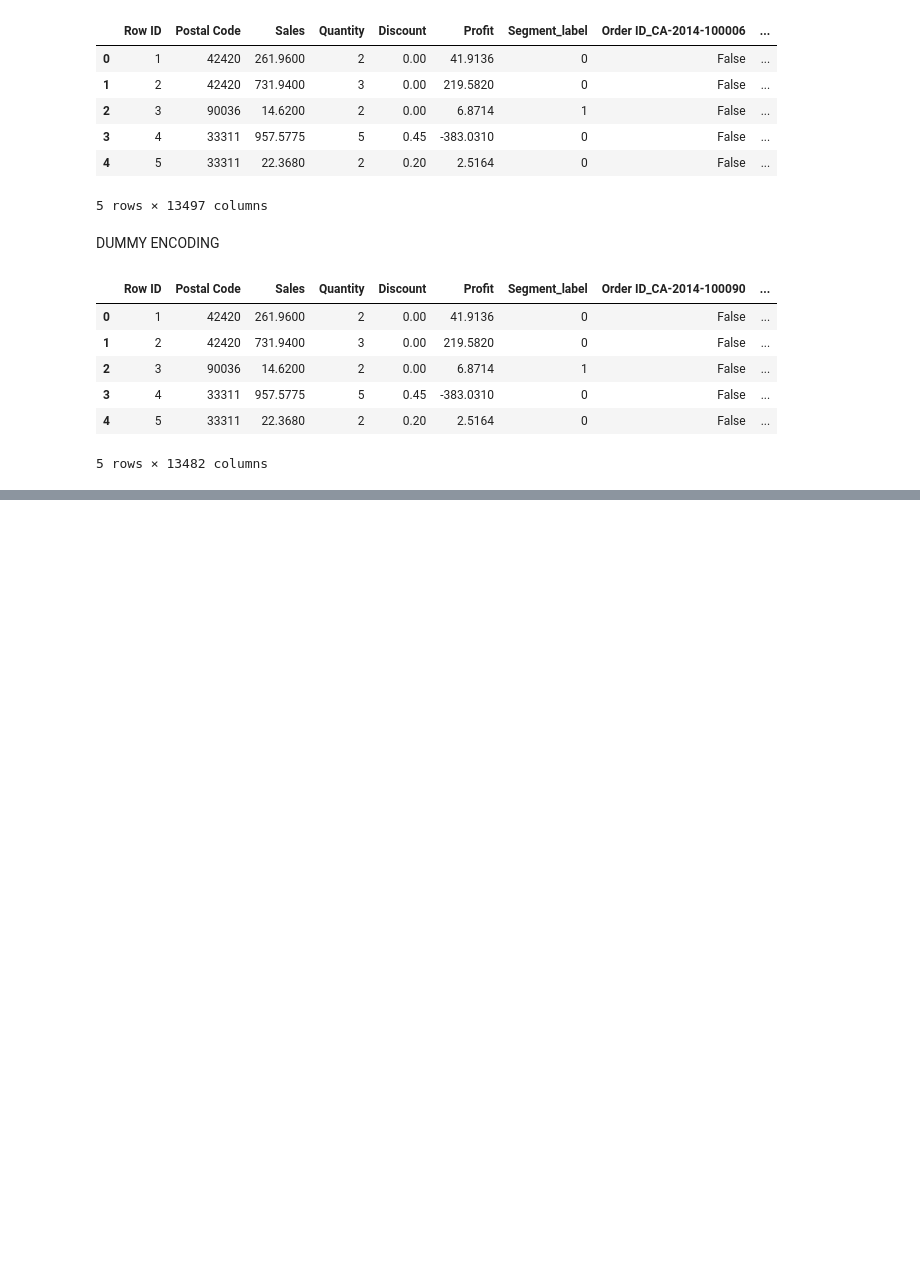
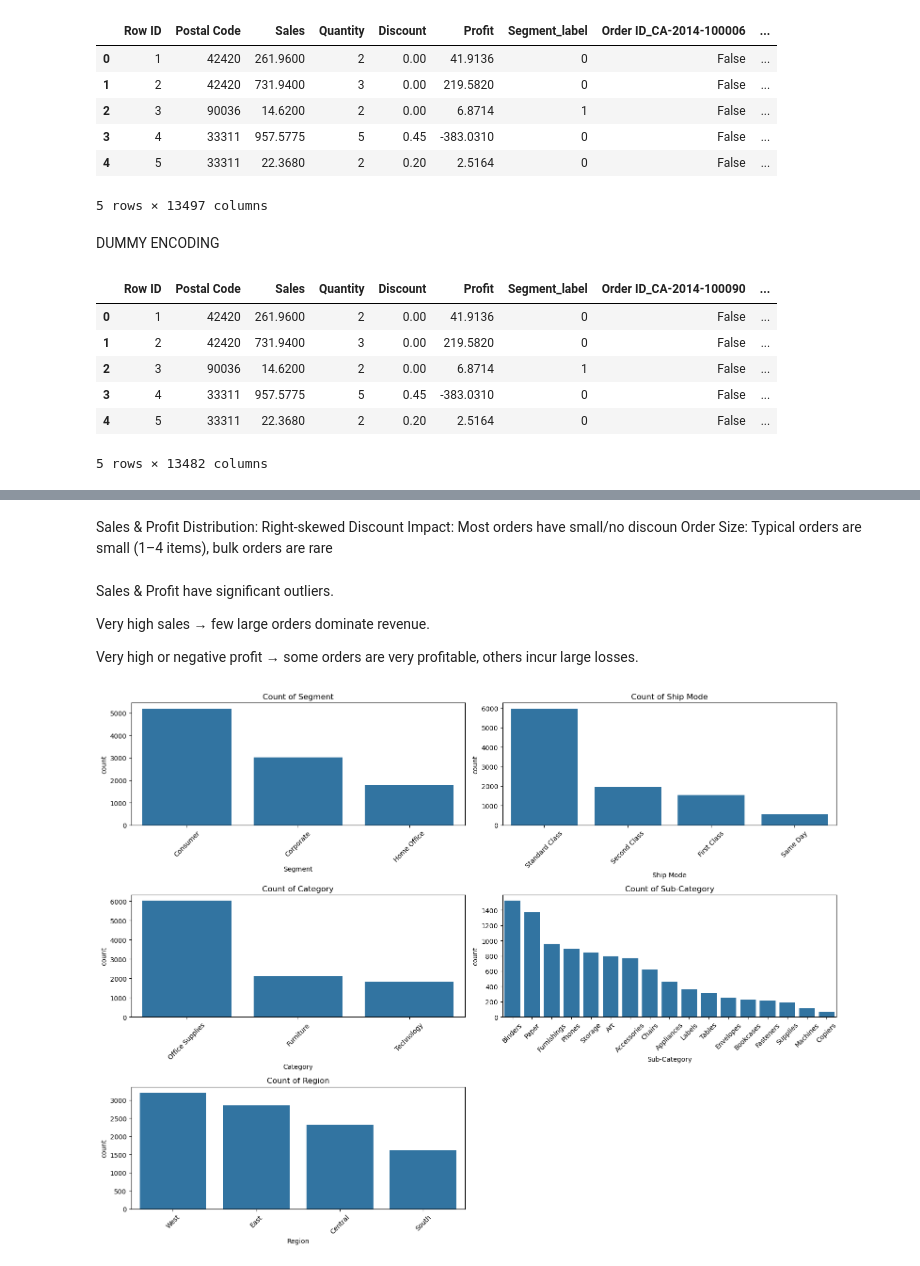
Before and after one commit to hassanh7n/EDA_Superstore, a Jupyter notebook: EDA_Superstore.ipynb, the cells around one changed output, grey strips where cells are left out. Saved outputs shown, nothing was run; the diff lists cells and outputs as text; code cells hidden in the pictures; blank space fills up the shorter version.

```diff
--- a/EDA_Superstore.ipynb
+++ b/EDA_Superstore.ipynb
@@ -165,0 +127,23 @@ R2 Score: 0.8000963197618641
+# %% [markdown]
+Sales & Profit Distribution: Right-skewed
+Discount Impact: Most orders have small/no discoun
+Order Size: Typical orders are small (1–4 items), bulk orders are rare
+# %% [markdown]
+Sales & Profit have significant outliers.
+
+Very high sales → few large orders dominate revenue.
+
+Very high or negative profit → some orders are very profitable, others incur large losses.
+# %%
+cat_cols = ['Segment', 'Ship Mode', 'Category', 'Sub-Category', 'Region']
+
+plt.figure(figsize=(16,12))
+for i, col in enumerate(cat_cols):
+    plt.subplot(3,2,i+1)
+    sns.countplot(data=df, x=col, order=df[col].value_counts().index)
+    plt.xticks(rotation=45)
+    plt.title(f'Count of {col}')
+plt.tight_layout()
+plt.show()
+# %% [output]
+[figure, added]
```
Also changed, not shown: parts of 23 cells of this notebook, 1 other file.
